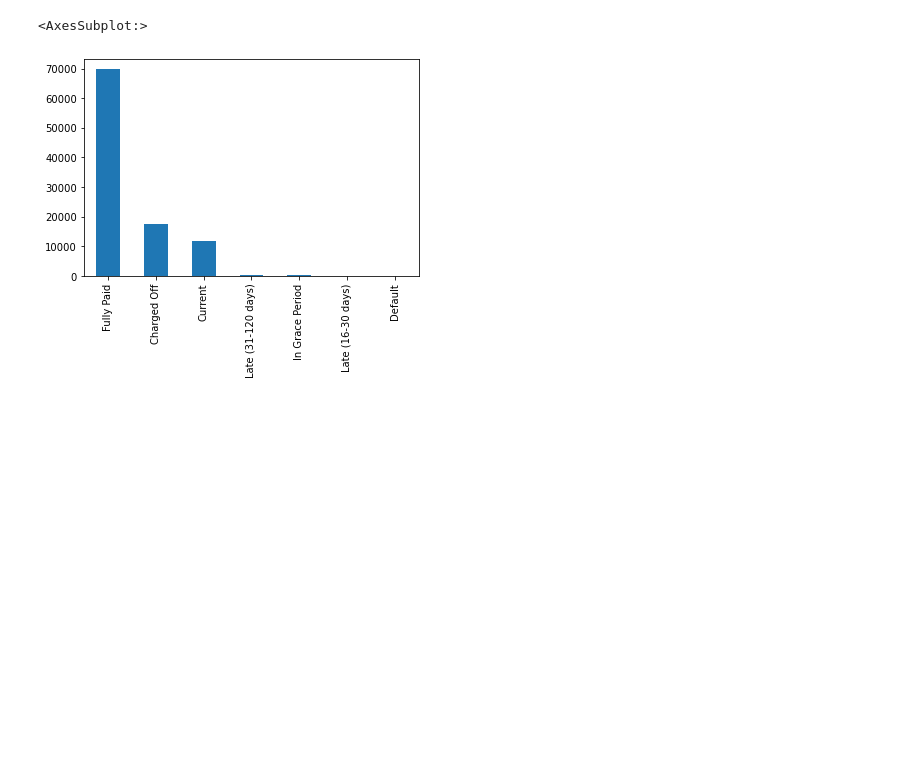
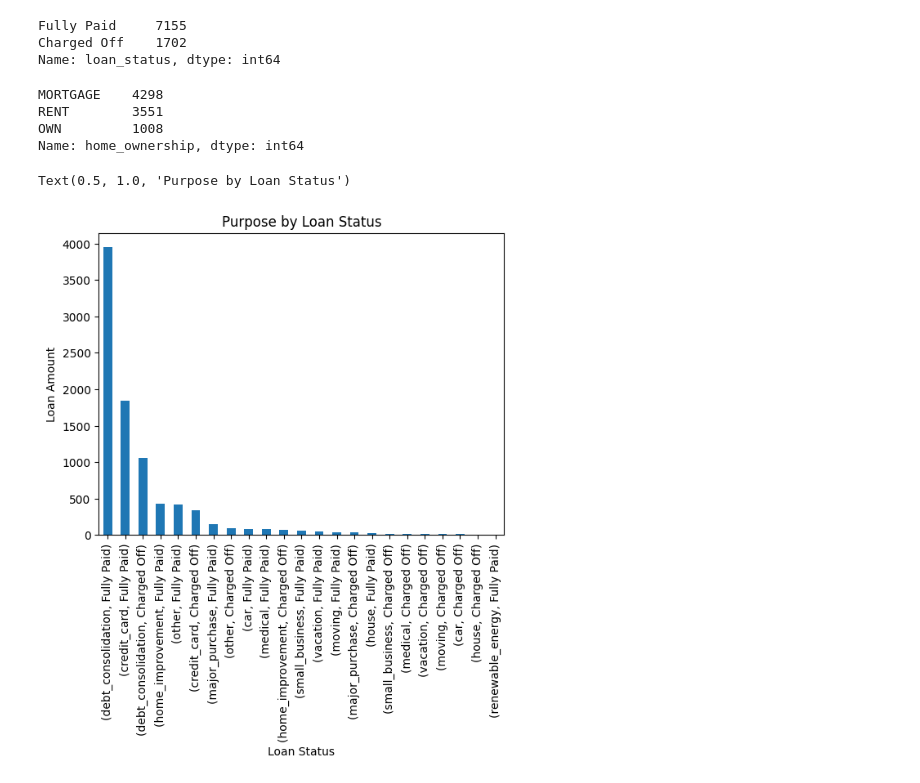
Before and after one commit to ashtonpettit/DatabasesAdvanced, a Jupyter notebook: LeandingClub_Workbook.ipynb, the cells around one changed output. Saved outputs shown, nothing was run; the diff lists cells and outputs as text; code cells hidden in the pictures; blank space fills up the shorter version.

```diff
--- a/LeandingClub_Workbook.ipynb
+++ b/LeandingClub_Workbook.ipynb
@@ -42,5 +43,5 @@ memory usage: 115.2+ MB
 # %%
-df = df.drop(columns=['acc_open_past_24mths', 'all_util', 'bc_open_to_buy', 'chargeoff_within_12_mths', 'collection_recovery_fee', 'delinq_amnt', 'dti', 'dti_joint', 'fico_range_high',
+df = df.drop(columns=['Unnamed: 0', 'acc_open_past_24mths', 'all_util', 'bc_open_to_buy', 'chargeoff_within_12_mths', 'collection_recovery_fee', 'delinq_amnt', 'dti', 'dti_joint', 'fico_range_high',
                      'fico_range_low', 'grade', 'hardship_amount', 'hardship_dpd', 'hardship_end_date', 'hardship_flag', 'hardship_last_payment_amount', 'hardship_length', 'hardship_loan_status',
                      'hardship_payoff_balance_amount', 'hardship_reason', 'hardship_start_date', 'hardship_status', 'hardship_type', 'id', 'initial_list_status', 'inq_fi', 'inq_last_12m', 'inq_last_6mths',
                      'last_credit_pull_d', 'last_fico_range_high', 'last_fico_range_low', 'last_pymnt_amnt', 'last_pymnt_d', 'max_bal_bc',
@@ -58,5 +87,26 @@ df = df.drop(columns=['annual_inc_joint', 'debt_settlement_flag_date', 'deferral
+# %%
+df['loan_status'].value_counts()
+# %% [output]
+Fully Paid     7155
+Charged Off    1702
+Name: loan_status, dtype: int64
 # %%
-df['loan_status'].value_counts().plot(kind='bar')
+df['home_ownership'].value_counts()
 # %% [output]
-<AxesSubplot:>
+MORTGAGE    4298
+RENT        3551
+OWN         1008
+Name: home_ownership, dtype: int64
-[figure, removed]
+# %%
+df.drop(df[df['loan_status'] == 'Current'].index, inplace = True)
+df.drop(df[df['loan_status'] == 'Late (31-120 days)'].index, inplace = True)
+df.drop(df[df['loan_status'] == 'Late (16-30 days)'].index, inplace = True)
+df.drop(df[df['loan_status'] == 'In Grace Period'].index, inplace = True)
+# %%
+df.groupby('purpose')['loan_status'].value_counts().sort_values(ascending=0).plot(kind='bar', stacked=True)
+plt.xlabel('Loan Status')
+plt.ylabel('Loan Amount')
+plt.title('Purpose by Loan Status')
+# %% [output]
+Text(0.5, 1.0, 'Purpose by Loan Status')
+[figure, added]
```
Also changed, not shown: parts of 5 cells of this notebook.
